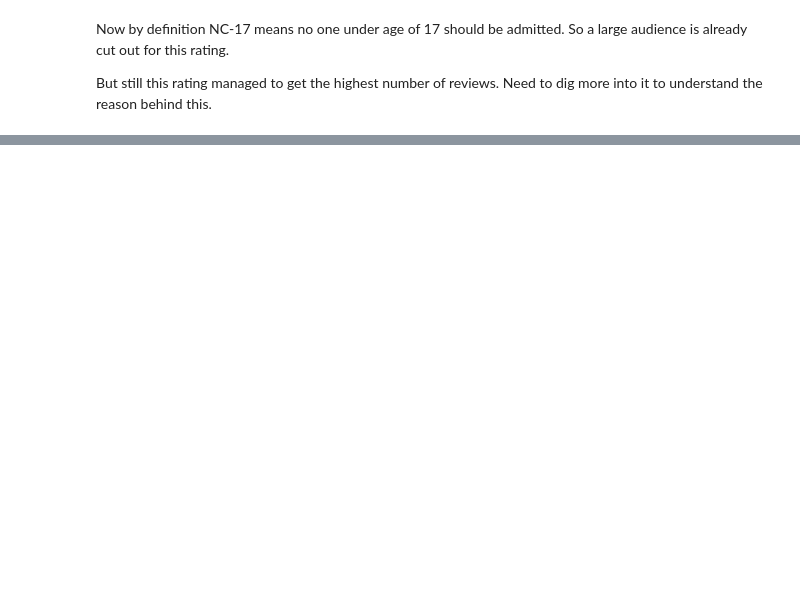
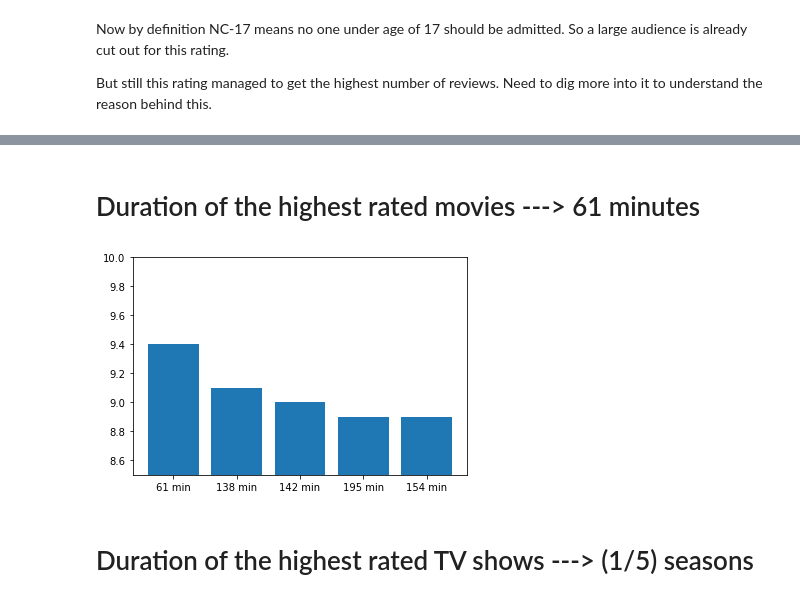
Before and after one commit to pratik-276/Infinite_Stories_with_Data, a Jupyter notebook: Netflix Movies and TV Shows/binge-watching-netflix-check-this-analysis.ipynb, the cells around one changed output, grey strips where cells are left out. Saved outputs shown, nothing was run; the diff lists cells and outputs as text; code cells hidden in the pictures; blank space fills up the shorter version.

```diff
--- a/Netflix Movies and TV Shows/binge-watching-netflix-check-this-analysis.ipynb
+++ b/Netflix Movies and TV Shows/binge-watching-netflix-check-this-analysis.ipynb
@@ -136,0 +171,14 @@ But still this rating managed to get the highest number of reviews. Need to dig
+# %% [markdown]
+# Duration of the highest rated movies ---> 61 minutes
+# %%
+movie = data.loc[data['type']=='Movie', ['duration','IMDB_rating']]
+movie = movie.sort_values('IMDB_rating', ascending=False)
+movie = movie.head()
+
+plt.bar(x=movie['duration'], height=movie['IMDB_rating'])
+plt.ylim(8.5, 10)
+plt.show()
+# %% [output]
+[figure, added]
+# %% [markdown]
+# Duration of the highest rated TV shows ---> (1/5) seasons
```
Also changed, not shown: parts of 13 cells of this notebook.
